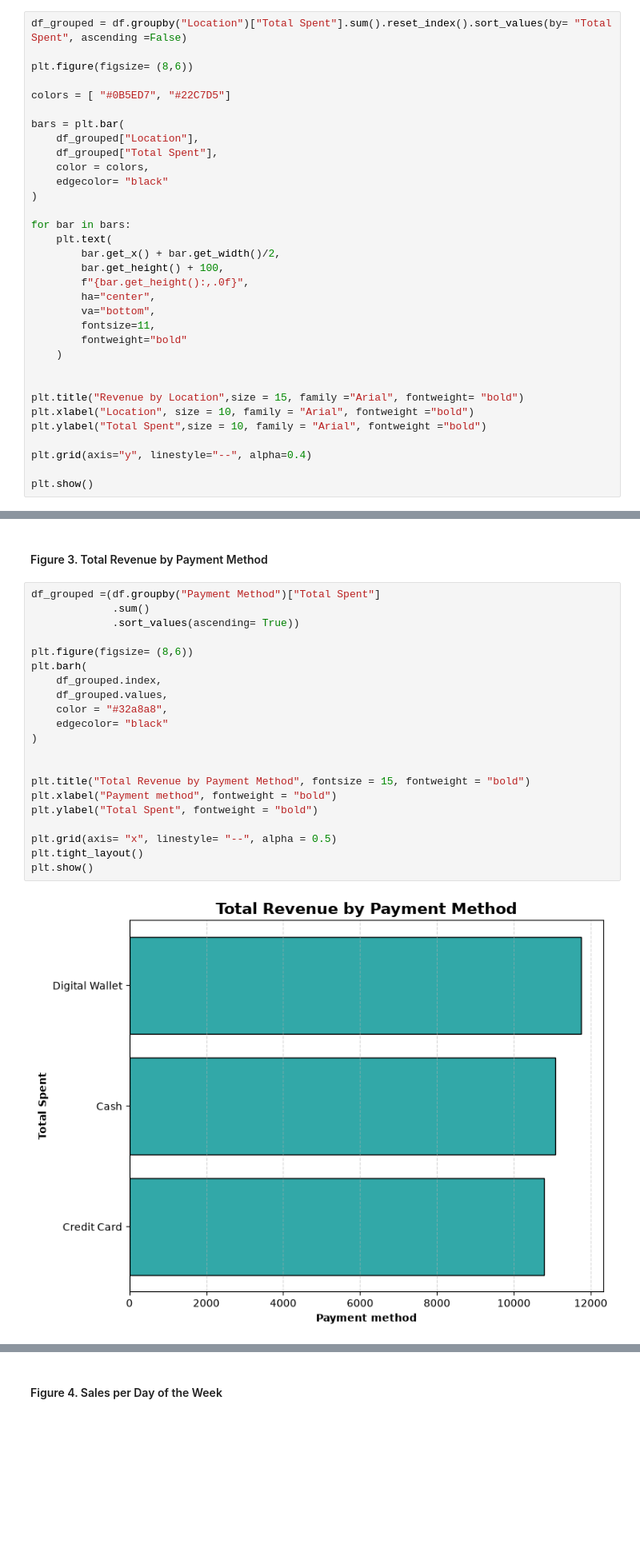
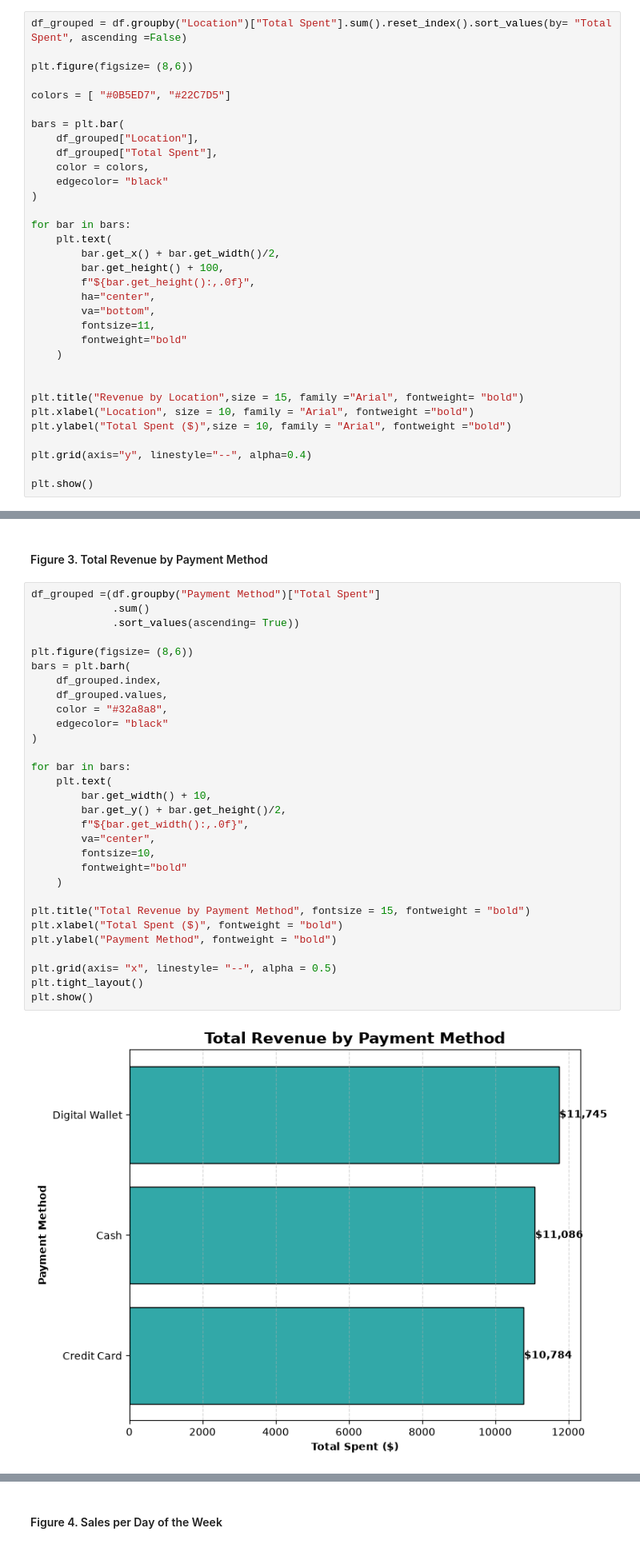
Before and after one commit to Blue-bot-g/cafe_sales_project, a Jupyter notebook: cafe_sales.ipynb, the cells around one changed output, grey strips where cells are left out. Shown at 80% size. Cells and saved outputs as stored; diff of their text form; blank space fills up the shorter version.

```diff
--- a/cafe_sales.ipynb
+++ b/cafe_sales.ipynb
@@ -284,7 +284,7 @@ for bar in bars:
     plt.text(
         bar.get_x() + bar.get_width()/2,
         bar.get_height() + 100,
-        f"{bar.get_height():,.0f}",
+        f"${bar.get_height():,.0f}",
         ha="center",
         va="bottom",
         fontsize=11,
@@ -294,7 +294,7 @@ for bar in bars:
 
 plt.title("Revenue by Location",size = 15, family ="Arial", fontweight= "bold")
 plt.xlabel("Location", size = 10, family = "Arial", fontweight ="bold")
-plt.ylabel("Total Spent",size = 10, family = "Arial", fontweight ="bold")
+plt.ylabel("Total Spent ($)",size = 10, family = "Arial", fontweight ="bold")
 
 plt.grid(axis="y", linestyle="--", alpha=0.4)
 
@@ -316,26 +316,35 @@ plt.show()
 # %%
 df_grouped =(df.groupby("Payment Method")["Total Spent"]
              .sum()
              .sort_values(ascending= True))
 
 plt.figure(figsize= (8,6))
-plt.barh(
+bars = plt.barh(
     df_grouped.index,
     df_grouped.values,
     color = "#32a8a8",
     edgecolor= "black"
 )
 
+for bar in bars:
+    plt.text(
+        bar.get_width() + 10,
+        bar.get_y() + bar.get_height()/2,
+        f"${bar.get_width():,.0f}",
+        va="center",
+        fontsize=10,
+        fontweight="bold"
+    )
 
 plt.title("Total Revenue by Payment Method", fontsize = 15, fontweight = "bold")
-plt.xlabel("Payment method", fontweight = "bold")
-plt.ylabel("Total Spent", fontweight = "bold")
+plt.xlabel("Total Spent ($)", fontweight = "bold")
+plt.ylabel("Payment Method", fontweight = "bold")
 
 plt.grid(axis= "x", linestyle= "--", alpha = 0.5)
 plt.tight_layout()
 plt.show()
 # %% [output]
-[figure, old version]
+[figure, new version]
 # %% [markdown]
 **Revenue by Payment Method:**
 
```
Also changed, not shown: parts of 8 cells of this notebook, 12 other files.
